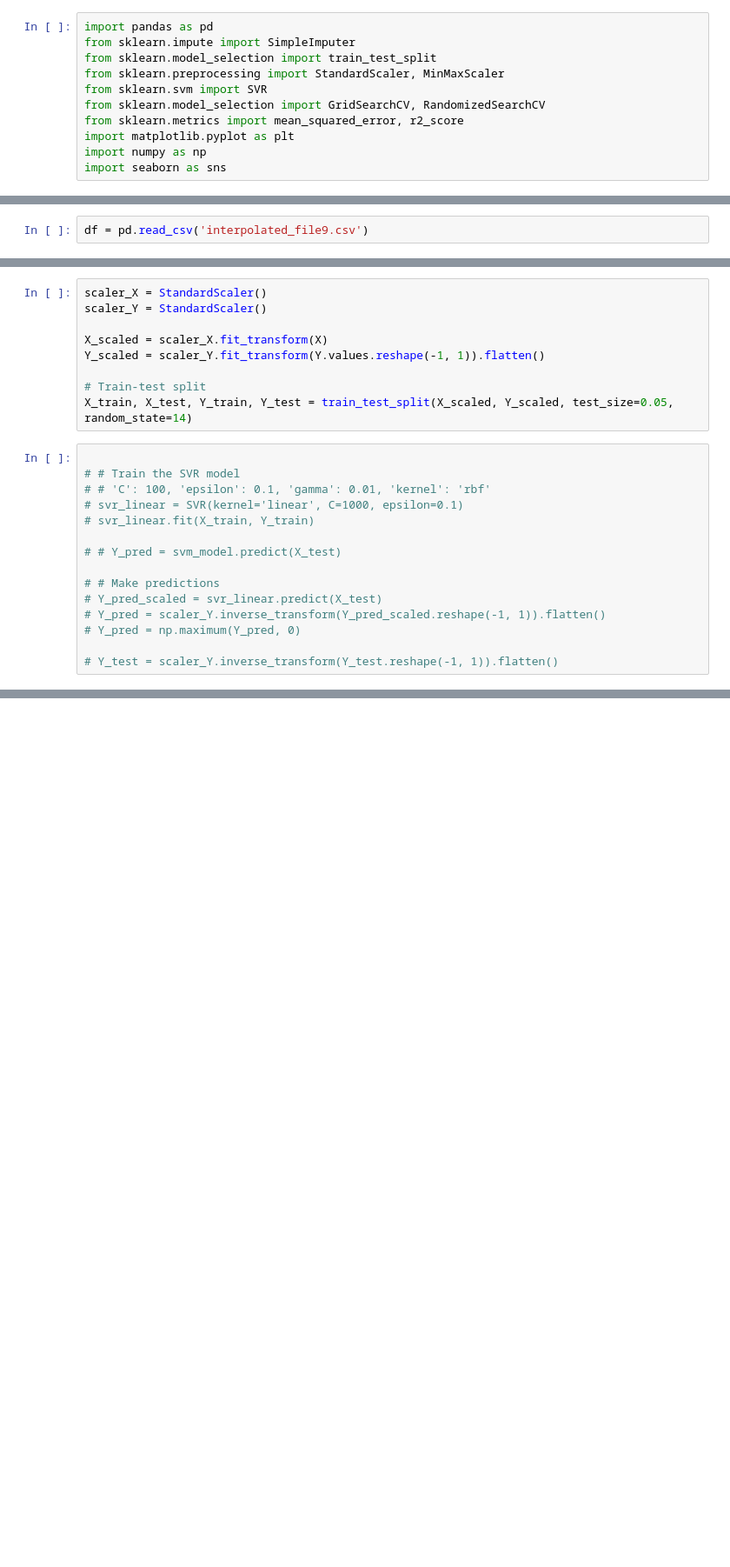
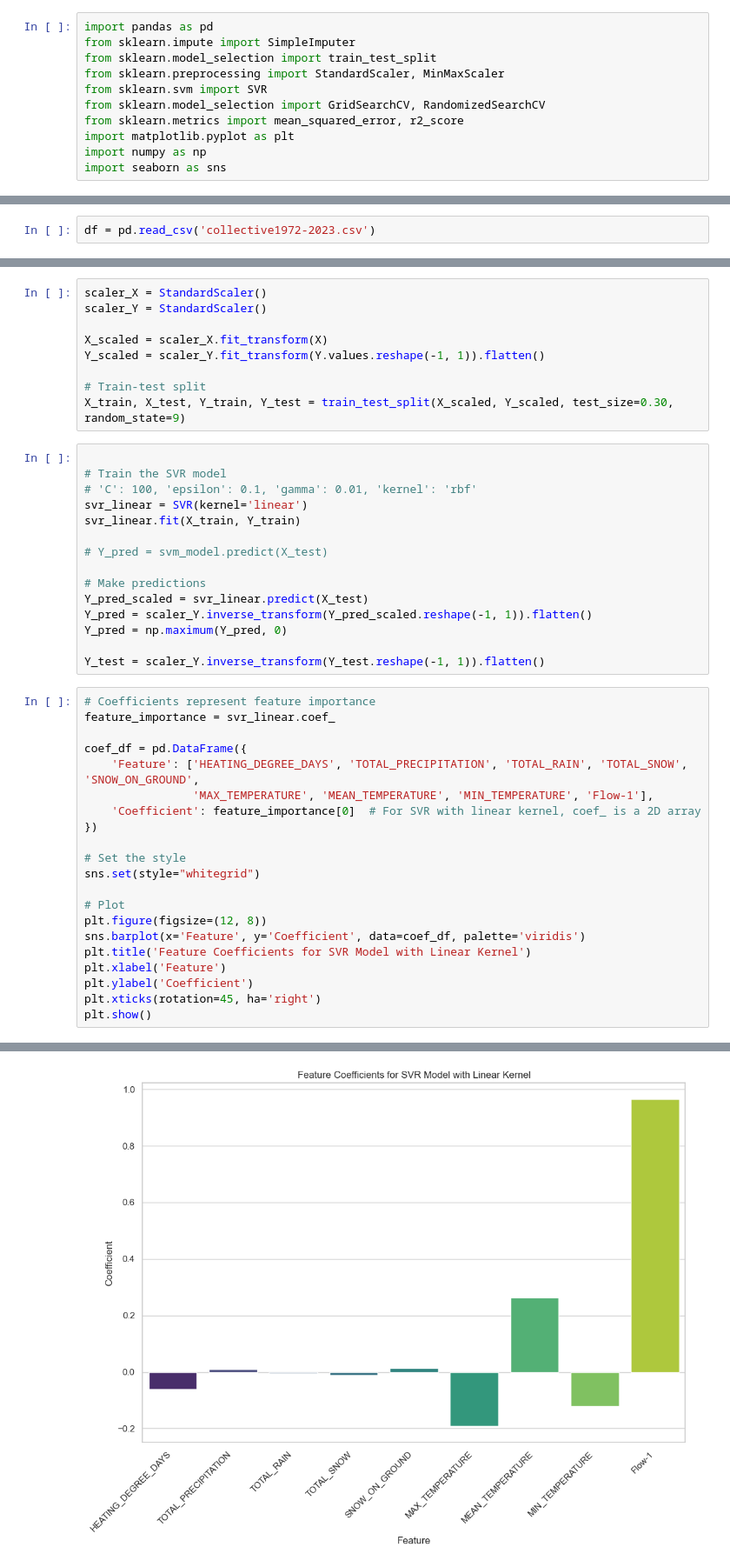
Before and after one commit to Abdullah-Usmani/flood-research1, a Jupyter notebook: LinSVR.ipynb, the cells around one changed output, grey strips where cells are left out. Shown at 87% size. Saved outputs shown, nothing was run; the diff lists cells and outputs as text; blank space fills up the shorter version.

```diff
--- a/LinSVR.ipynb
+++ b/LinSVR.ipynb
@@ -12,4 +30,4 @@ import seaborn as sns
 # %%
-df = pd.read_csv('interpolated_file9.csv')
+df = pd.read_csv('collective1972-2023.csv')
 # %%
 # Drop any non-numeric columns that aren't needed for training
@@ -56,19 +68,41 @@ X_scaled = scaler_X.fit_transform(X)
 Y_scaled = scaler_Y.fit_transform(Y.values.reshape(-1, 1)).flatten()
 
 # Train-test split
-X_train, X_test, Y_train, Y_test = train_test_split(X_scaled, Y_scaled, test_size=0.05, random_state=14)
+X_train, X_test, Y_train, Y_test = train_test_split(X_scaled, Y_scaled, test_size=0.30, random_state=9)
 # %%
 
-# # Train the SVR model
-# # 'C': 100, 'epsilon': 0.1, 'gamma': 0.01, 'kernel': 'rbf'
-# svr_linear = SVR(kernel='linear', C=1000, epsilon=0.1)
-# svr_linear.fit(X_train, Y_train)
+# Train the SVR model
+# 'C': 100, 'epsilon': 0.1, 'gamma': 0.01, 'kernel': 'rbf'
+svr_linear = SVR(kernel='linear')
+svr_linear.fit(X_train, Y_train)
 
-# # Y_pred = svm_model.predict(X_test)
+# Y_pred = svm_model.predict(X_test)
 
-# # Make predictions
-# Y_pred_scaled = svr_linear.predict(X_test)
-# Y_pred = scaler_Y.inverse_transform(Y_pred_scaled.reshape(-1, 1)).flatten()
-# Y_pred = np.maximum(Y_pred, 0)
+# Make predictions
+Y_pred_scaled = svr_linear.predict(X_test)
+Y_pred = scaler_Y.inverse_transform(Y_pred_scaled.reshape(-1, 1)).flatten()
+Y_pred = np.maximum(Y_pred, 0)
 
-# Y_test = scaler_Y.inverse_transform(Y_test.reshape(-1, 1)).flatten()
+Y_test = scaler_Y.inverse_transform(Y_test.reshape(-1, 1)).flatten()
+# %%
+# Coefficients represent feature importance
+feature_importance = svr_linear.coef_
+
+coef_df = pd.DataFrame({
+    'Feature': ['HEATING_DEGREE_DAYS', 'TOTAL_PRECIPITATION', 'TOTAL_RAIN', 'TOTAL_SNOW', 'SNOW_ON_GROUND',
+                'MAX_TEMPERATURE', 'MEAN_TEMPERATURE', 'MIN_TEMPERATURE', 'Flow-1'],
+    'Coefficient': feature_importance[0]  # For SVR with linear kernel, coef_ is a 2D array
+})
+
+# Set the style
+sns.set(style="whitegrid")
+
+# Plot
+plt.figure(figsize=(12, 8))
+sns.barplot(x='Feature', y='Coefficient', data=coef_df, palette='viridis')
+plt.title('Feature Coefficients for SVR Model with Linear Kernel')
+plt.xlabel('Feature')
+plt.ylabel('Coefficient')
+plt.xticks(rotation=45, ha='right')
+plt.show()
+# %% [output]
@@ -75,2 +112,3 @@ X_train, X_test, Y_train, Y_test = train_test_split(X_scaled, Y_scaled, test_siz
+[figure, added]
 # %%
 
```
Also changed, not shown: parts of 9 cells of this notebook, 7 other files.
